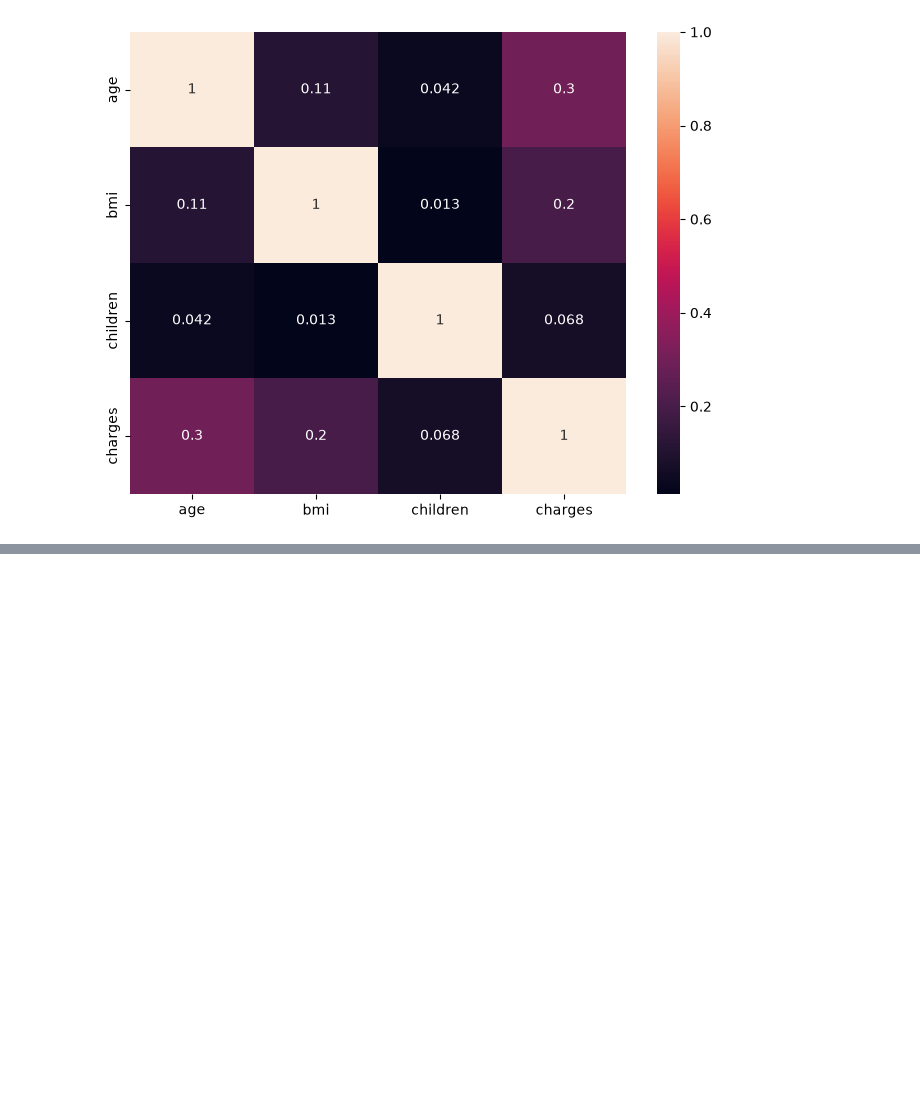
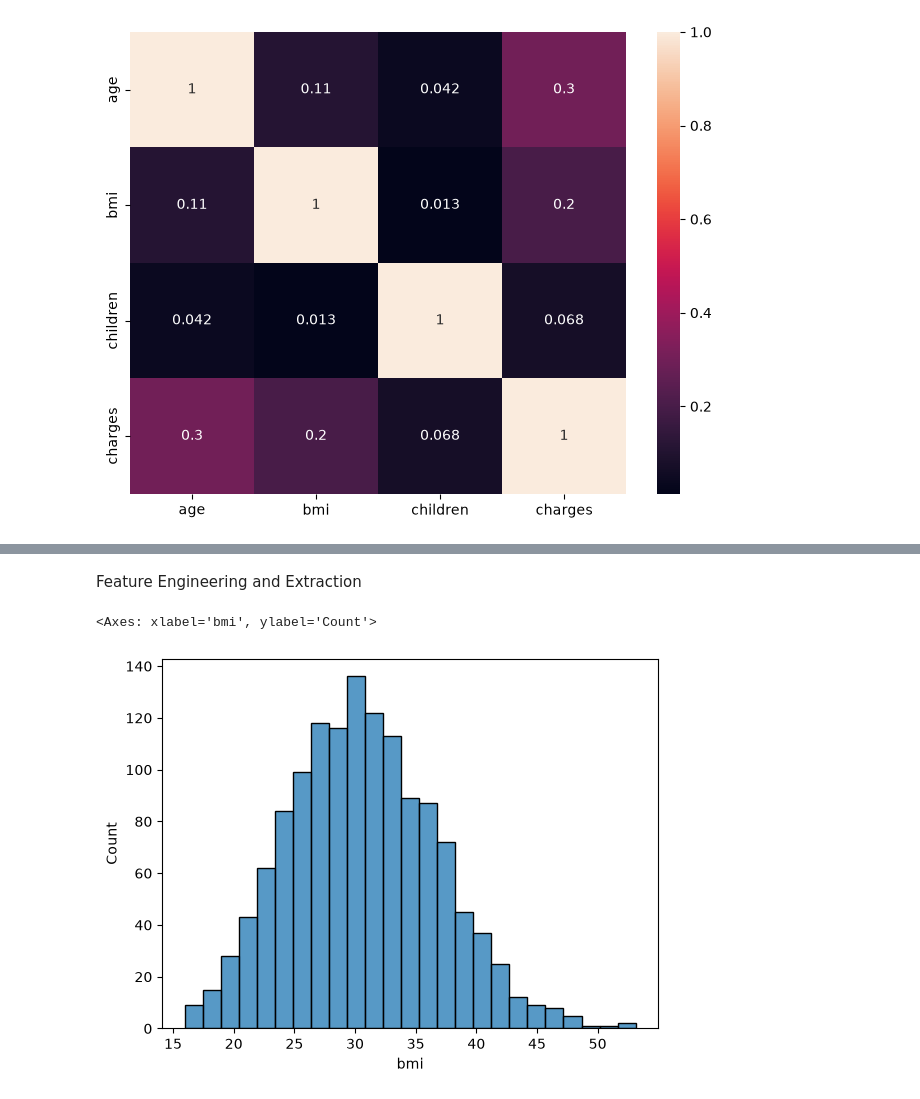
Before and after one commit to dev-julfikar/ml-review, a Jupyter notebook: P1-insurance.ipynb, the cells around one changed output, grey strips where cells are left out. Saved outputs shown, nothing was run; the diff lists cells and outputs as text; code cells hidden in the pictures; blank space fills up the shorter version.

```diff
--- a/P1-insurance.ipynb
+++ b/P1-insurance.ipynb
@@ -122,0 +256,7 @@ sns.heatmap(df.corr(numeric_only=True), annot=True)
+# %% [markdown]
+Feature Engineering and Extraction
+# %%
+sns.histplot(df['bmi'])
+# %% [output]
+<Axes: xlabel='bmi', ylabel='Count'>
+[figure, added]
```
Also changed, not shown: parts of 30 cells of this notebook.
